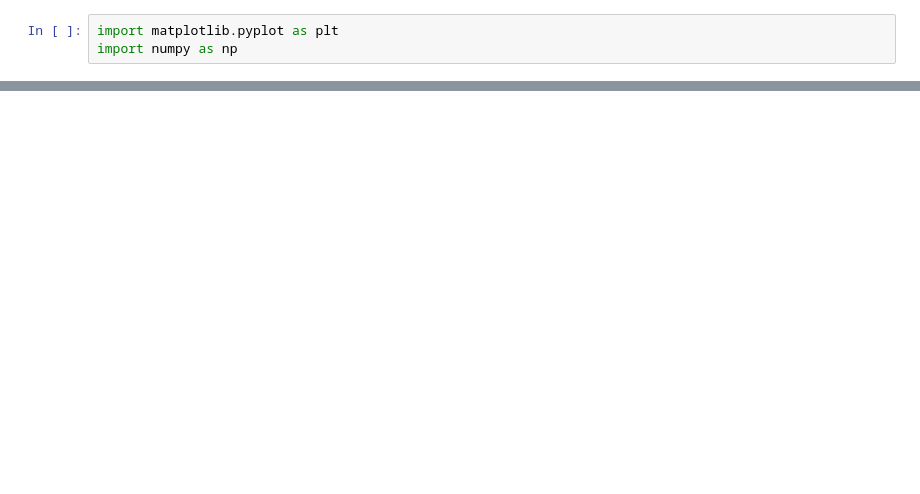
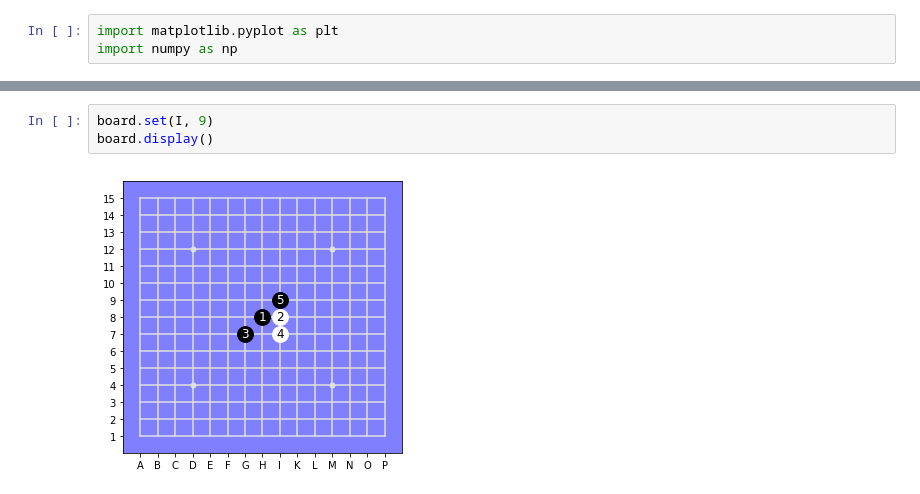
Before and after one commit to Project-Ellie/tutorials, a Jupyter notebook: other_stuff/GoMoku.ipynb, the cells around one changed output, grey strips where cells are left out. Drawn from its saved outputs; the diff is of its cells as text; blank space fills up the shorter version.

```diff
--- a/other_stuff/GoMoku.ipynb
+++ b/other_stuff/GoMoku.ipynb
@@ -43,0 +241,5 @@ board.display();
+# %%
+board.set(I, 9)
+board.display()
+# %% [output]
+[figure, added]
```
Also changed, not shown: parts of 17 cells of this notebook.
